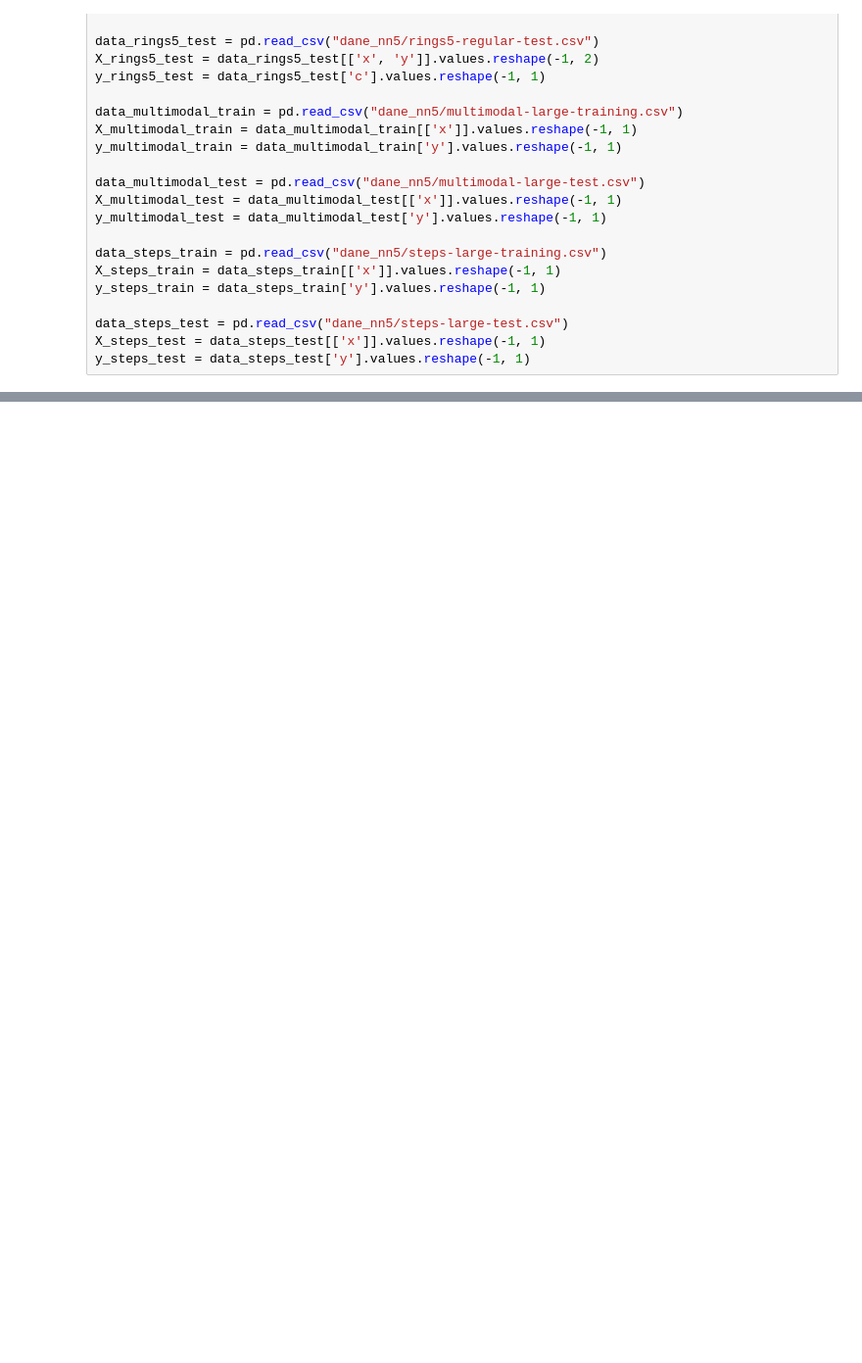
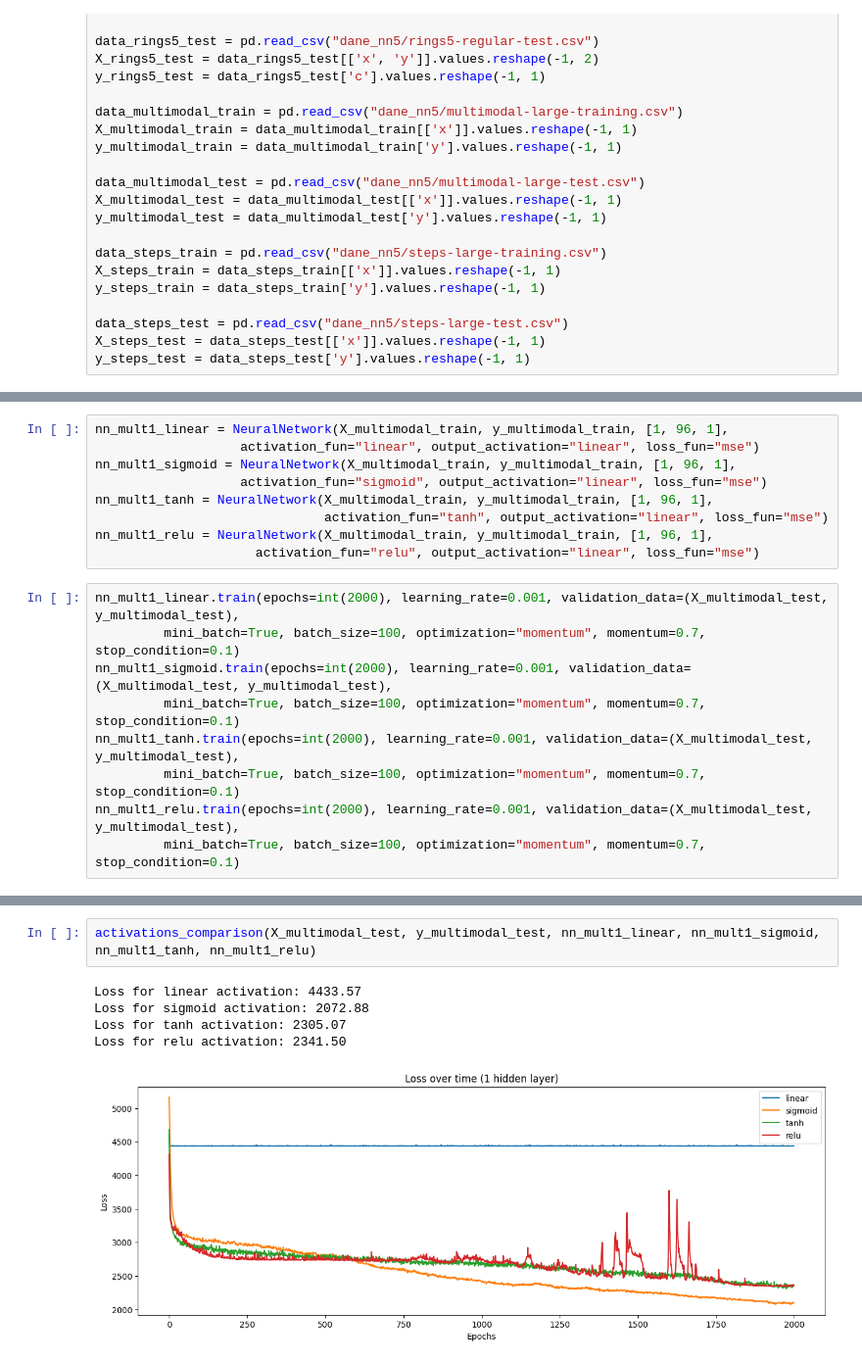
Before and after one commit to wojcikbart/NeuralNetworks, a Jupyter notebook: nn5/nn5.ipynb, the cells around one changed output, grey strips where cells are left out. Shown at 98% size. Cells and saved outputs as stored; diff of their text form; blank space fills up the shorter version.

```diff
--- a/nn5/nn5.ipynb
+++ b/nn5/nn5.ipynb
@@ -44,0 +99,18 @@ y_steps_test = data_steps_test['y'].values.reshape(-1, 1)
+# %%
+nn_mult1_linear = NeuralNetwork(X_multimodal_train, y_multimodal_train, [1, 96, 1],
+                   activation_fun="linear", output_activation="linear", loss_fun="mse")
+nn_mult1_sigmoid = NeuralNetwork(X_multimodal_train, y_multimodal_train, [1, 96, 1],
+                   activation_fun="sigmoid", output_activation="linear", loss_fun="mse")
+nn_mult1_tanh = NeuralNetwork(X_multimodal_train, y_multimodal_train, [1, 96, 1],
+                              activation_fun="tanh", output_activation="linear", loss_fun="mse")
+nn_mult1_relu = NeuralNetwork(X_multimodal_train, y_multimodal_train, [1, 96, 1],
+                     activation_fun="relu", output_activation="linear", loss_fun="mse")
+# %%
+nn_mult1_linear.train(epochs=int(2000), learning_rate=0.001, validation_data=(X_multimodal_test, y_multimodal_test),
+         mini_batch=True, batch_size=100, optimization="momentum", momentum=0.7, stop_condition=0.1)
+nn_mult1_sigmoid.train(epochs=int(2000), learning_rate=0.001, validation_data=(X_multimodal_test, y_multimodal_test),
+         mini_batch=True, batch_size=100, optimization="momentum", momentum=0.7, stop_condition=0.1)
+nn_mult1_tanh.train(epochs=int(2000), learning_rate=0.001, validation_data=(X_multimodal_test, y_multimodal_test),
+         mini_batch=True, batch_size=100, optimization="momentum", momentum=0.7, stop_condition=0.1)
+nn_mult1_relu.train(epochs=int(2000), learning_rate=0.001, validation_data=(X_multimodal_test, y_multimodal_test),
+         mini_batch=True, batch_size=100, optimization="momentum", momentum=0.7, stop_condition=0.1)
@@ -44,0 +126,8 @@ y_steps_test = data_steps_test['y'].values.reshape(-1, 1)
+# %%
+activations_comparison(X_multimodal_test, y_multimodal_test, nn_mult1_linear, nn_mult1_sigmoid, nn_mult1_tanh, nn_mult1_relu)
+# %% [output]
+Loss for linear activation: 4433.57
+Loss for sigmoid activation: 2072.88
+Loss for tanh activation: 2305.07
+Loss for relu activation: 2341.50
+[figure, added]
```
Also changed, not shown: parts of 31 cells of this notebook, 1 other file.
